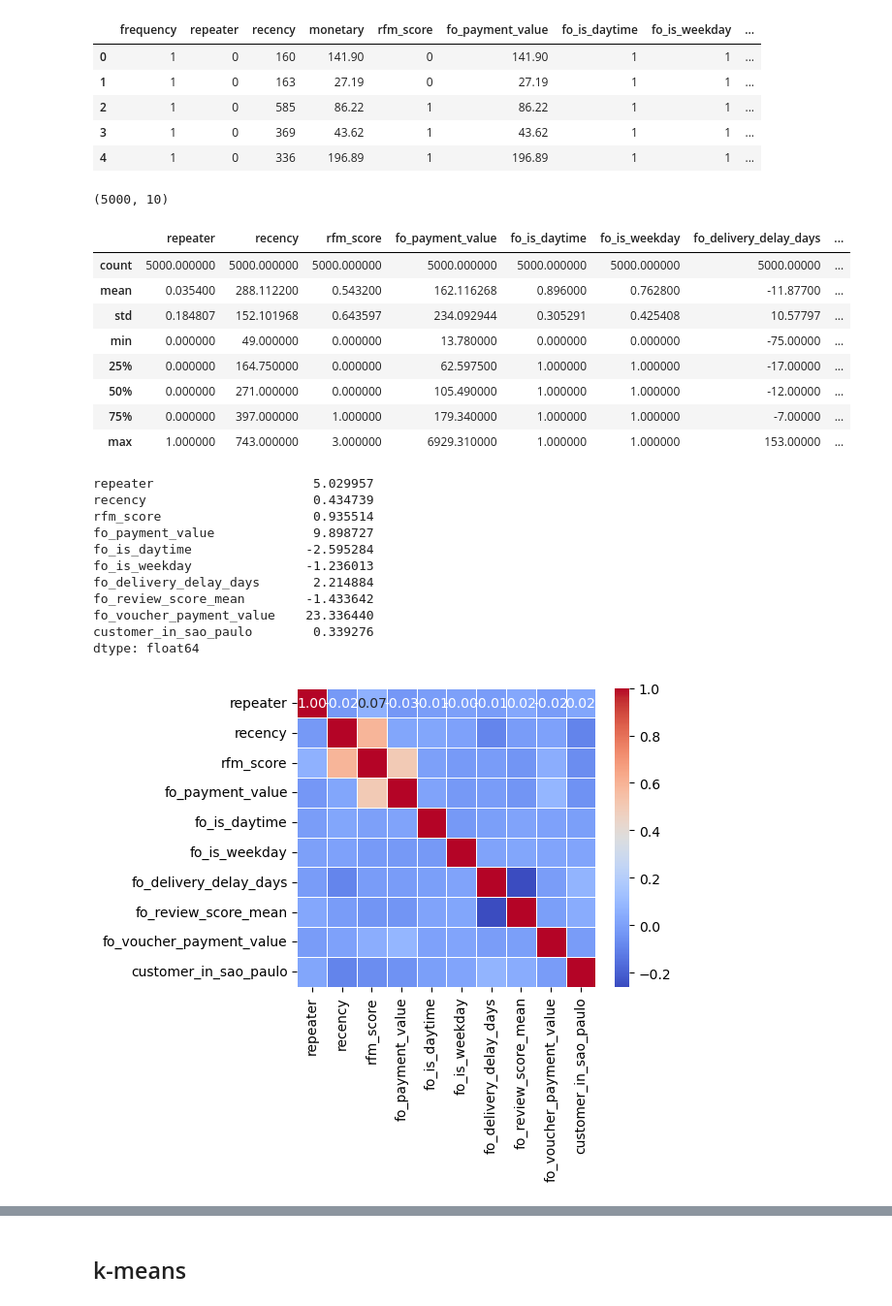
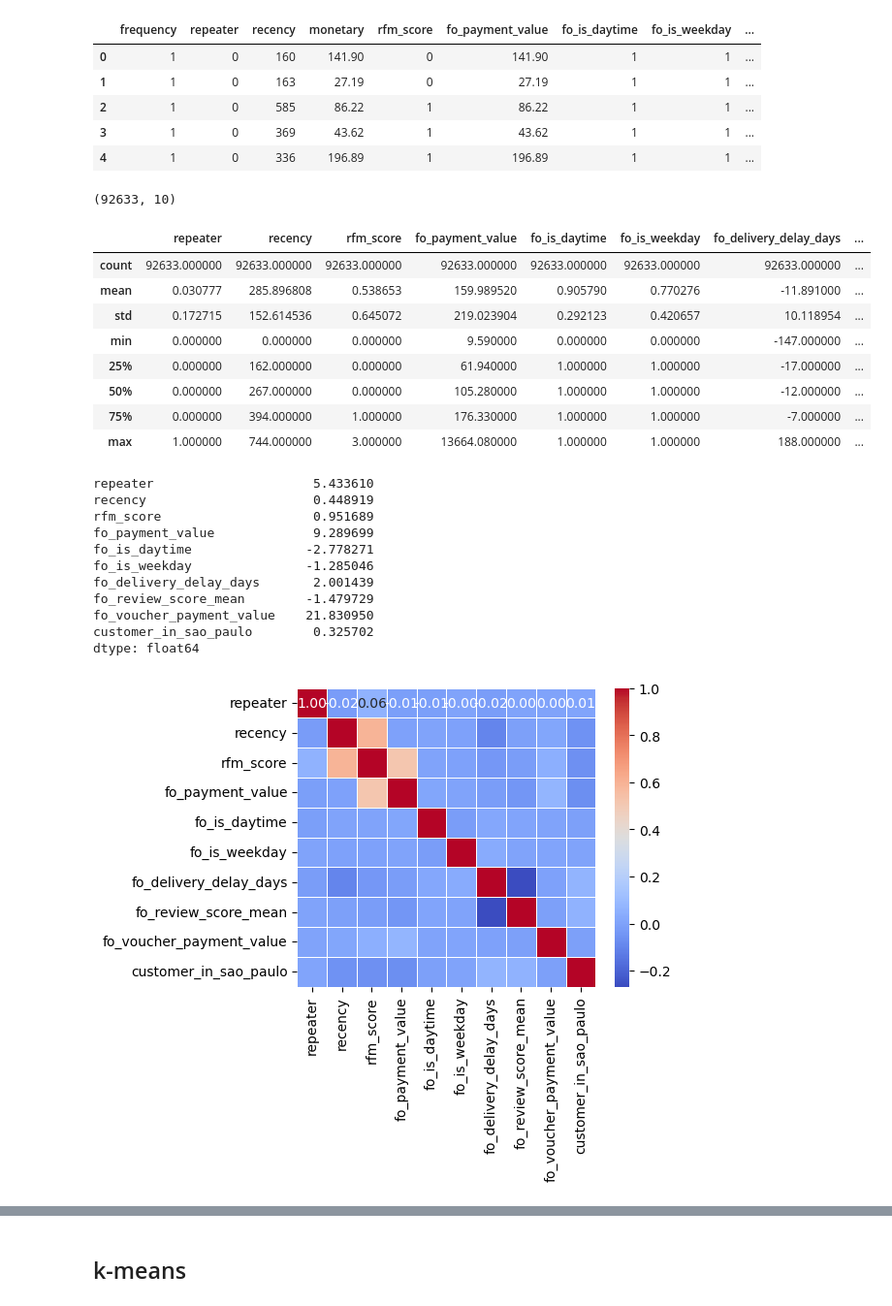
Before and after one commit to Yuki-bach/marketing, a Jupyter notebook: notebooks/classify_90k_data.ipynb, the cells around one changed output, grey strips where cells are left out. Shown at 97% size. Cells and saved outputs as stored; diff of their text form; code cells hidden in the pictures.

```diff
--- a/notebooks/classify_90k_data.ipynb
+++ b/notebooks/classify_90k_data.ipynb
@@ -75,36 +75,36 @@ df_numeric.head()
 # %%
 # We have rfm_score, so drop frequency and monetary. Also, drop fo_voucher_used because we have fo_voucher_amount
 df_numeric = df_numeric.drop(columns=['frequency', 'monetary', 'fo_voucher_used'])
 
-df = df_numeric.sample(n=5000, random_state=42)
-# df = df_numeric
+# df = df_numeric.sample(n=5000, random_state=42)
+df = df_numeric
 
 print(df.shape)
 df.describe()
 # %% [output]
-(5000, 10)
+(92633, 10)
 |  | repeater | recency | rfm_score | fo_payment_value | fo_is_daytime | fo_is_weekday | fo_delivery_delay_days | ... |
-| count | 5000.000000 | 5000.000000 | 5000.000000 | 5000.000000 | 5000.000000 | 5000.000000 | 5000.00000 | ... |
-| mean | 0.035400 | 288.112200 | 0.543200 | 162.116268 | 0.896000 | 0.762800 | -11.87700 | ... |
-| std | 0.184807 | 152.101968 | 0.643597 | 234.092944 | 0.305291 | 0.425408 | 10.57797 | ... |
-| min | 0.000000 | 49.000000 | 0.000000 | 13.780000 | 0.000000 | 0.000000 | -75.00000 | ... |
-| 25% | 0.000000 | 164.750000 | 0.000000 | 62.597500 | 1.000000 | 1.000000 | -17.00000 | ... |
-| 50% | 0.000000 | 271.000000 | 0.000000 | 105.490000 | 1.000000 | 1.000000 | -12.00000 | ... |
-| 75% | 0.000000 | 397.000000 | 1.000000 | 179.340000 | 1.000000 | 1.000000 | -7.00000 | ... |
-| max | 1.000000 | 743.000000 | 3.000000 | 6929.310000 | 1.000000 | 1.000000 | 153.00000 | ... |
+| count | 92633.000000 | 92633.000000 | 92633.000000 | 92633.000000 | 92633.000000 | 92633.000000 | 92633.000000 | ... |
+| mean | 0.030777 | 285.896808 | 0.538653 | 159.989520 | 0.905790 | 0.770276 | -11.891000 | ... |
+| std | 0.172715 | 152.614536 | 0.645072 | 219.023904 | 0.292123 | 0.420657 | 10.118954 | ... |
+| min | 0.000000 | 0.000000 | 0.000000 | 9.590000 | 0.000000 | 0.000000 | -147.000000 | ... |
+| 25% | 0.000000 | 162.000000 | 0.000000 | 61.940000 | 1.000000 | 1.000000 | -17.000000 | ... |
+| 50% | 0.000000 | 267.000000 | 0.000000 | 105.280000 | 1.000000 | 1.000000 | -12.000000 | ... |
+| 75% | 0.000000 | 394.000000 | 1.000000 | 176.330000 | 1.000000 | 1.000000 | -7.000000 | ... |
+| max | 1.000000 | 744.000000 | 3.000000 | 13664.080000 | 1.000000 | 1.000000 | 188.000000 | ... |
 # %%
 df.skew()
 # %% [output]
-repeater                     5.029957
-recency                      0.434739
-rfm_score                    0.935514
-fo_payment_value             9.898727
-fo_is_daytime               -2.595284
-fo_is_weekday               -1.236013
-fo_delivery_delay_days       2.214884
-fo_review_score_mean        -1.433642
-fo_voucher_payment_value    23.336440
-customer_in_sao_paulo        0.339276
+repeater                     5.433610
+recency                      0.448919
+rfm_score                    0.951689
+fo_payment_value             9.289699
+fo_is_daytime               -2.778271
+fo_is_weekday               -1.285046
+fo_delivery_delay_days       2.001439
+fo_review_score_mean        -1.479729
+fo_voucher_payment_value    21.830950
+customer_in_sao_paulo        0.325702
 dtype: float64
 # %%
 corr = df.corr()
@@ -113,7 +113,7 @@ plt.figure(figsize=(5, 4))
 sns.heatmap(corr, annot=True, fmt=".2f", cmap='coolwarm', square=True, linewidths=.5)
 plt.show()
 # %% [output]
-[figure, old version]
+[figure, new version]
 # %%
 # Data preprocessing
 from sklearn.pipeline import Pipeline
```
Also changed, not shown: parts of 8 cells of this notebook, 3 other files.
